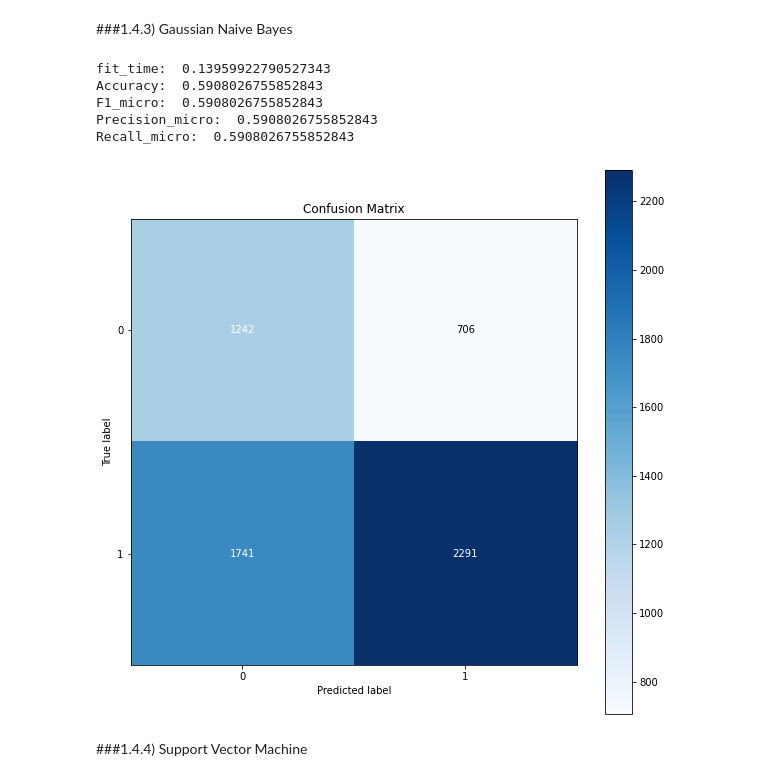
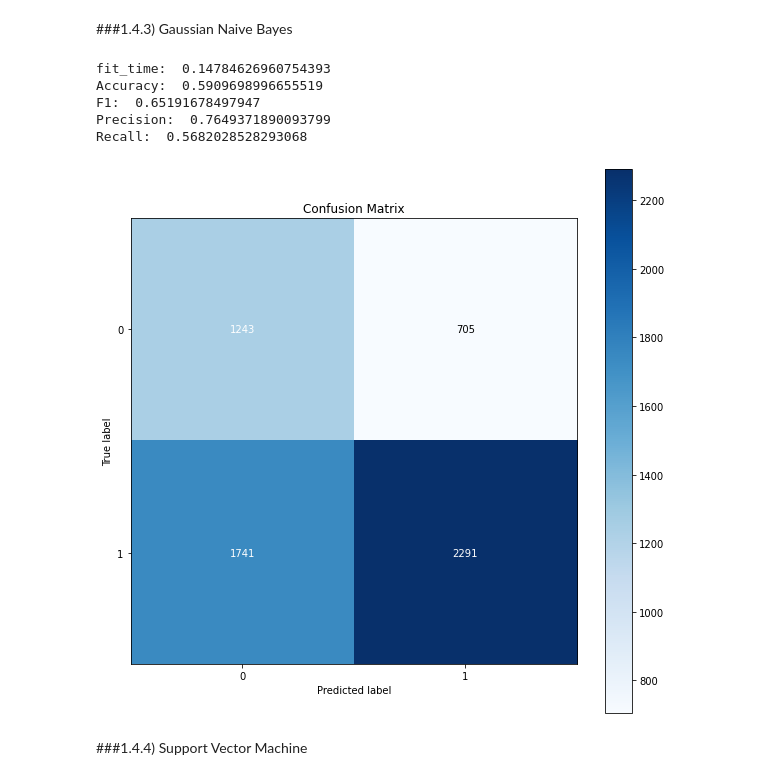
Before and after one commit to xDaryamo/NFR-Security-Extraction-Classification, a Jupyter notebook: NFR_Classification_Categorization_Tokenizer.ipynb, the cells around one changed output. Drawn from its saved outputs; the diff is of its cells as text; code cells hidden in the pictures.

```diff
--- a/NFR_Classification_Categorization_Tokenizer.ipynb
+++ b/NFR_Classification_Categorization_Tokenizer.ipynb
@@ -412,34 +435,34 @@ Recall_micro:  0.732943143812709
 # %%
 X = sec_df["enc_all"].to_list()
 y = sec_df['Security']
 y = y.astype('int')
 
 gNB = GaussianNB(var_smoothing=1.0)
 
 scoring = {'accuracy': 'accuracy',
-           'f1': 'f1_micro',
-           'precision': 'precision_micro',
-           'recall': 'recall_micro'}
+           'f1': 'f1',
+           'precision': 'precision',
+           'recall': 'recall'}
 gb_scores = cross_validate(gNB, X, y, scoring=scoring, cv=cv)
 print("fit_time: ",np.mean(gb_scores['fit_time']))
 print("Accuracy: ",np.mean(gb_scores['test_accuracy']))
-print("F1_micro: ",np.mean(gb_scores['test_f1']))
-print("Precision_micro: ",np.mean(gb_scores['test_precision']))
-print("Recall_micro: ",np.mean(gb_scores['test_recall']))
+print("F1: ",np.mean(gb_scores['test_f1']))
+print("Precision: ",np.mean(gb_scores['test_precision']))
+print("Recall: ",np.mean(gb_scores['test_recall']))
 
 predictions = cross_val_predict(gNB, X, y,cv=cv)
 
 fig, ax = plt.subplots(figsize=(10, 10))
 
 ax2 = skplt.metrics.plot_confusion_matrix(y, predictions,cmap=plt.cm.Blues, ax=ax)
 plt.show()
 # %% [output]
-fit_time:  0.13959922790527343
-Accuracy:  0.5908026755852843
-F1_micro:  0.5908026755852843
-Precision_micro:  0.5908026755852843
-Recall_micro:  0.5908026755852843
+fit_time:  0.14784626960754393
+Accuracy:  0.5909698996655519
+F1:  0.65191678497947
+Precision:  0.7649371890093799
+Recall:  0.5682028528293068
-[figure, old version]
+[figure, new version]
 # %% [markdown]
 ###1.4.4) Support Vector Machine
 # %%
```
Also changed, not shown: parts of 34 cells of this notebook.
